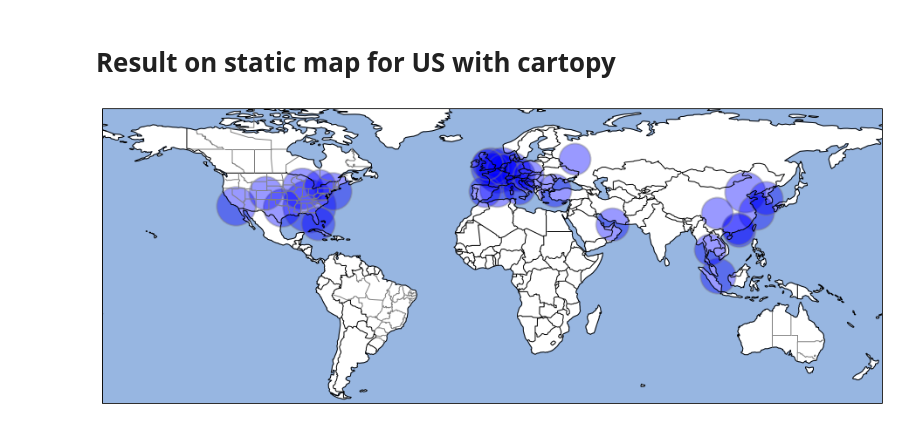
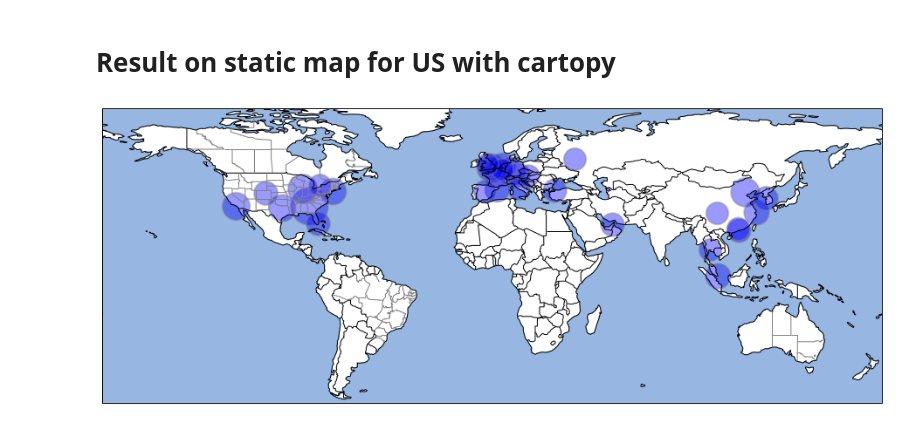
Before and after one commit to Rhizome23/aircraft-project, a Jupyter notebook: airport_number_routes.ipynb, the cells around one changed output. Saved outputs shown, nothing was run; the diff lists cells and outputs as text; code cells hidden in the pictures.

```diff
--- a/airport_number_routes.ipynb
+++ b/airport_number_routes.ipynb
@@ -154,30 +162,27 @@ m
 # %% [markdown]
 # Result on static map for US with cartopy
 # %%
-import cartopy.crs as ccrs
-import cartopy.feature as cfeature
-import numpy as np
 import matplotlib.colors
 
 states_provinces = cfeature.NaturalEarthFeature(
         category='cultural',
         name='admin_1_states_provinces_lines',
         scale='50m',
         facecolor='none')
 
 
 fig = plt.figure(figsize=(16,8))
 ax = fig.add_subplot(1, 1, 1, projection=ccrs.PlateCarree())
 ax.set_extent([-110, 110, -28, 60])
 #ax.set_extent([-128, -62, 20, 50])
 
 ax.add_feature(cfeature.OCEAN)
 ax.add_feature(cfeature.COASTLINE)
 ax.add_feature(cfeature.BORDERS)
 ax.add_feature(states_provinces, edgecolor='gray')
 for index, row in traffic_final.iterrows():
      #ax.plot(row.long, row.lat, '.',alpha=0.3, markersize=row.sumtraffic/5,
       #    linewidth=3, linestyle='None' )*
-     ax.scatter(row.long, row.lat, s=row.sumtraffic*2, c='blue', alpha=0.4, edgecolors="grey", linewidth=2)
+     ax.scatter(row.long, row.lat, s=row.sumtraffic, c='blue', alpha=0.4, edgecolors="grey", linewidth=2)
 # %% [output]
-[figure, old version]
+[figure, new version]
```
Also changed, not shown: parts of 3 cells of this notebook.
